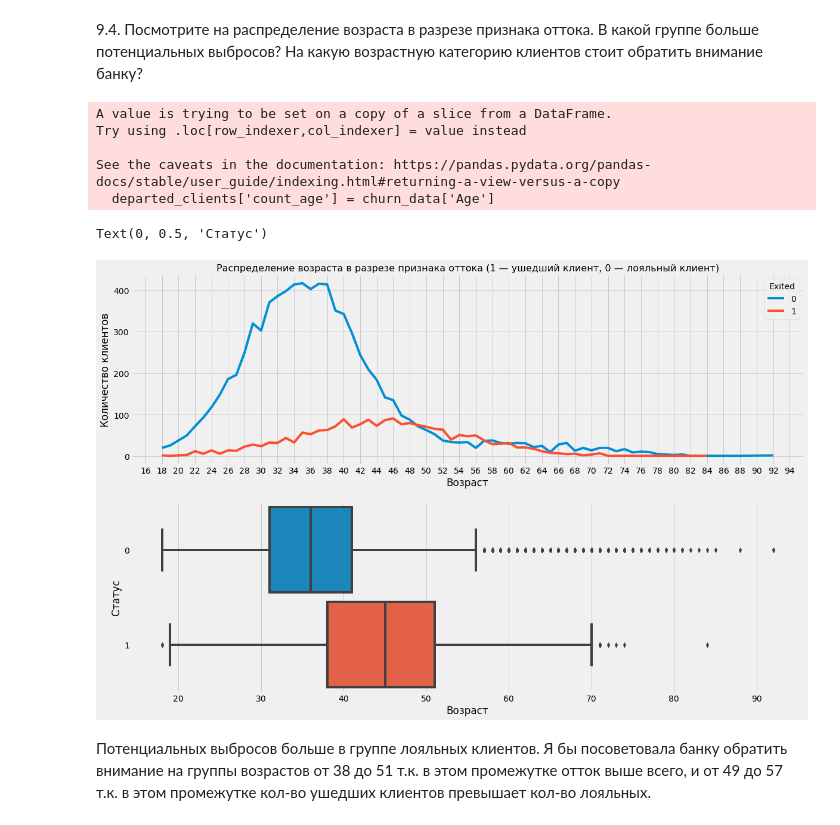
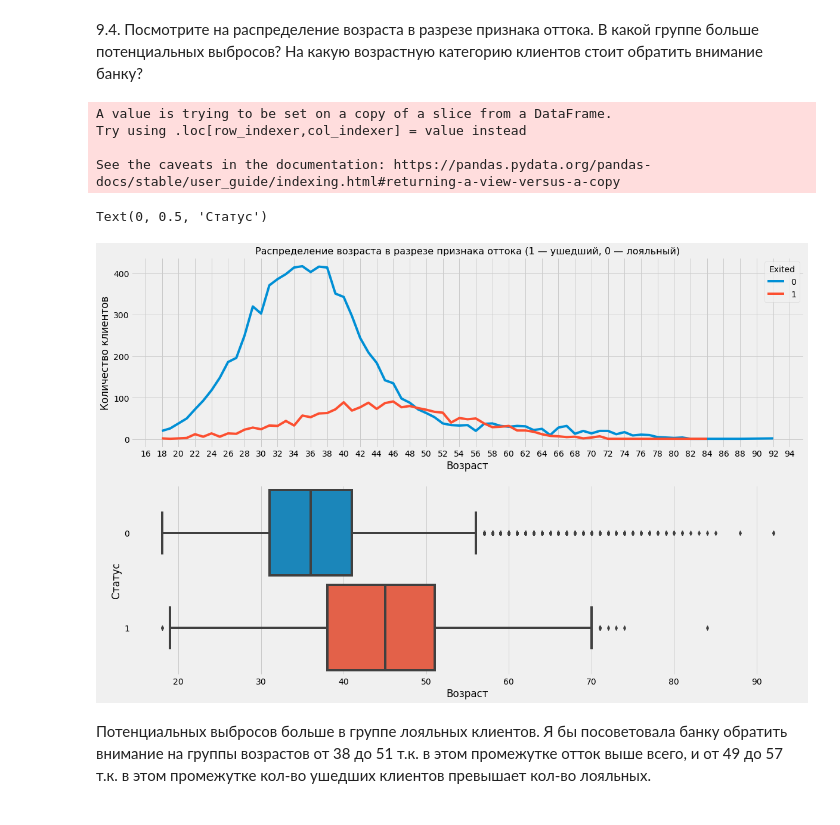
Before and after one commit to malinamedusa/sandbox__sf, a Jupyter notebook: py13/HomeWork.ipynb, the cells around one changed output. Cells and saved outputs as stored; diff of their text form; code cells hidden in the pictures.

```diff
--- a/py13/HomeWork.ipynb
+++ b/py13/HomeWork.ipynb
@@ -106,45 +104,43 @@ Text(0, 0.5, 'Баланс')
 
 9.4. Посмотрите на распределение возраста в разрезе признака оттока. В какой группе больше потенциальных выбросов? На какую возрастную категорию клиентов стоит обратить внимание банку?
 # %%
-departed_clients = churn_data[['Exited', 'Age']]
-departed_clients['count_age'] = churn_data['Age']
-departed_clients = departed_clients.groupby(['Age', 'Exited'], as_index=False)['count_age'].count()
+clients = churn_data[['Exited', 'Age']]
+clients['count_age'] = churn_data['Age']
+clients = clients.groupby(['Age', 'Exited'], as_index=False)['count_age'].count()
 
 
 fig, axes = plt.subplots(nrows=2, ncols=1, figsize=(18, 12))
 
 lineplot = sns.lineplot(
     x='Age',
     y="count_age",
     hue='Exited',
-    # style="event",
-    data=departed_clients,
+    data=clients,
     ax=axes[0]
 )
 lineplot.xaxis.set_major_locator(ticker.MultipleLocator(2))
 
 lineplot.set_title('Распределение возраста в разрезе признака оттока (1 — ушедший, 0 — лояльный)', fontsize=16)
 lineplot.set_xlabel('Возраст')
 lineplot.set_ylabel('Количество клиентов')
 
 boxplot = sns.boxplot(
     data=churn_data,
     x='Age',
     y='Exited',
     orient='h',
     width=0.9,
     ax=axes[1],
 )
 boxplot.set_xlabel('Возраст')
 boxplot.set_ylabel('Статус')
 # %% [output]
 A value is trying to be set on a copy of a slice from a DataFrame.
 Try using .loc[row_indexer,col_indexer] = value instead
 
 See the caveats in the documentation: https://pandas.pydata.org/pandas-docs/stable/user_guide/indexing.html#returning-a-view-versus-a-copy
-  departed_clients['count_age'] = churn_data['Age']
 Text(0, 0.5, 'Статус')
-[figure, old version]
+[figure, new version]
 # %% [markdown]
 Потенциальных выбросов больше в группе лояльных клиентов. Я бы посоветовала банку обратить внимание на группы возрастов от 38 до 51 т.к. в этом промежутке отток выше всего, и от 49 до 57 т.к. в этом промежутке кол-во ушедших клиентов превышает кол-во лояльных.
 # %% [markdown]
```
Also changed, not shown: parts of 13 cells of this notebook.
